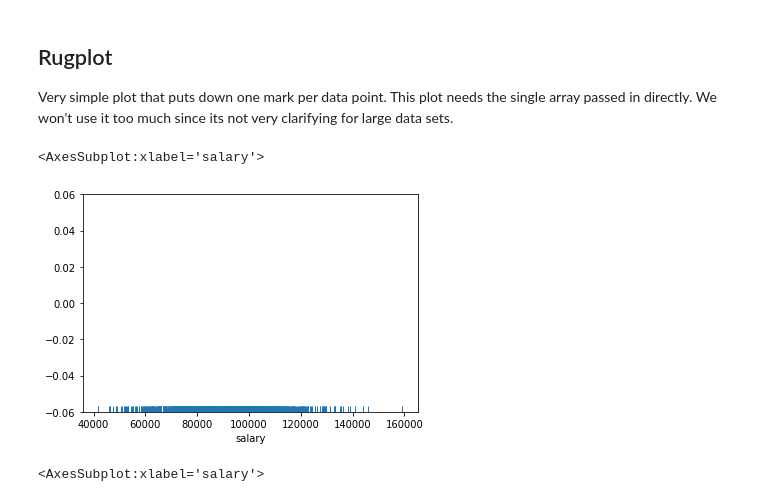
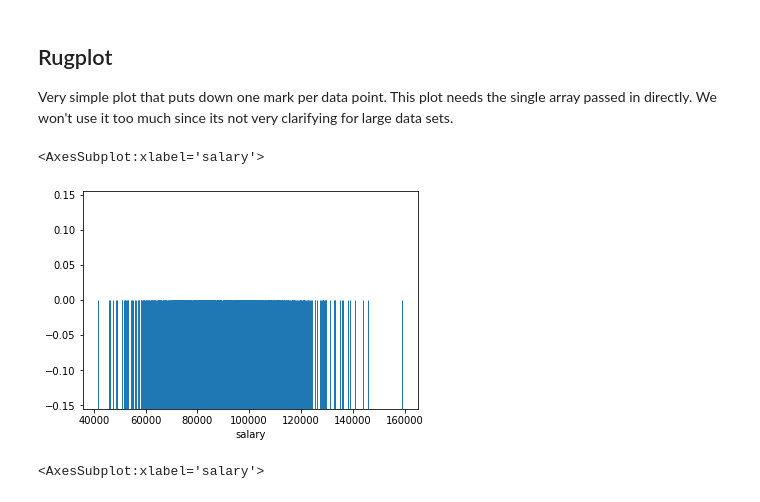
Before and after one commit to 1k2s3v/Data_Science_ML, a Jupyter notebook: Seaborn/01-Distribution-Plots.ipynb, the cells around one changed output. Saved outputs shown, nothing was run; the diff lists cells and outputs as text; code cells hidden in the pictures.

```diff
--- a/Seaborn/01-Distribution-Plots.ipynb
+++ b/Seaborn/01-Distribution-Plots.ipynb
@@ -62,10 +63,10 @@ import seaborn as sns
 # %%
 # The y axis doesn't really represent anything
 # X axis is just a stick per data point
-sns.rugplot(x='salary',data=df)
+sns.rugplot(x='salary',data=df, height=0.5)
 # %% [output]
 <AxesSubplot:xlabel='salary'>
-[figure, old version]
+[figure, new version]
 # %%
 sns.rugplot(x='salary',data=df,height=0.5)
 # %% [output]
```
Also changed, not shown: parts of 5 cells of this notebook, 5 other files.
